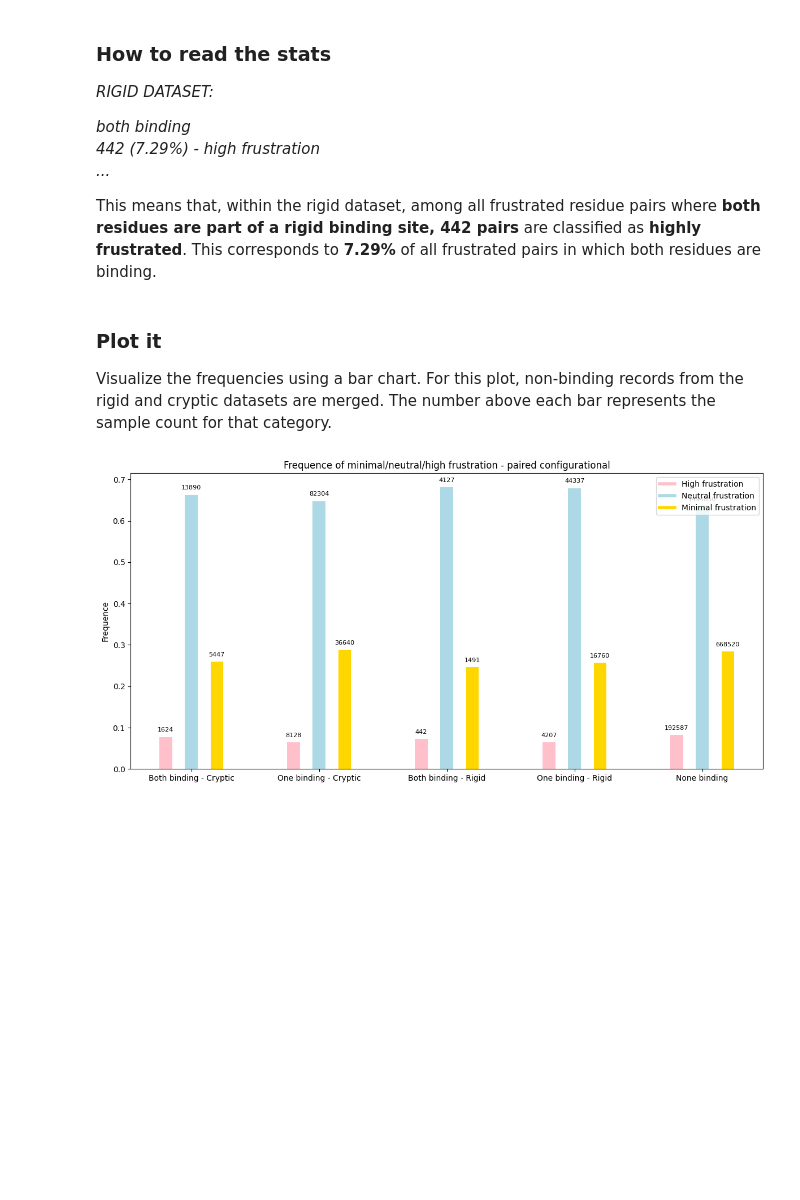
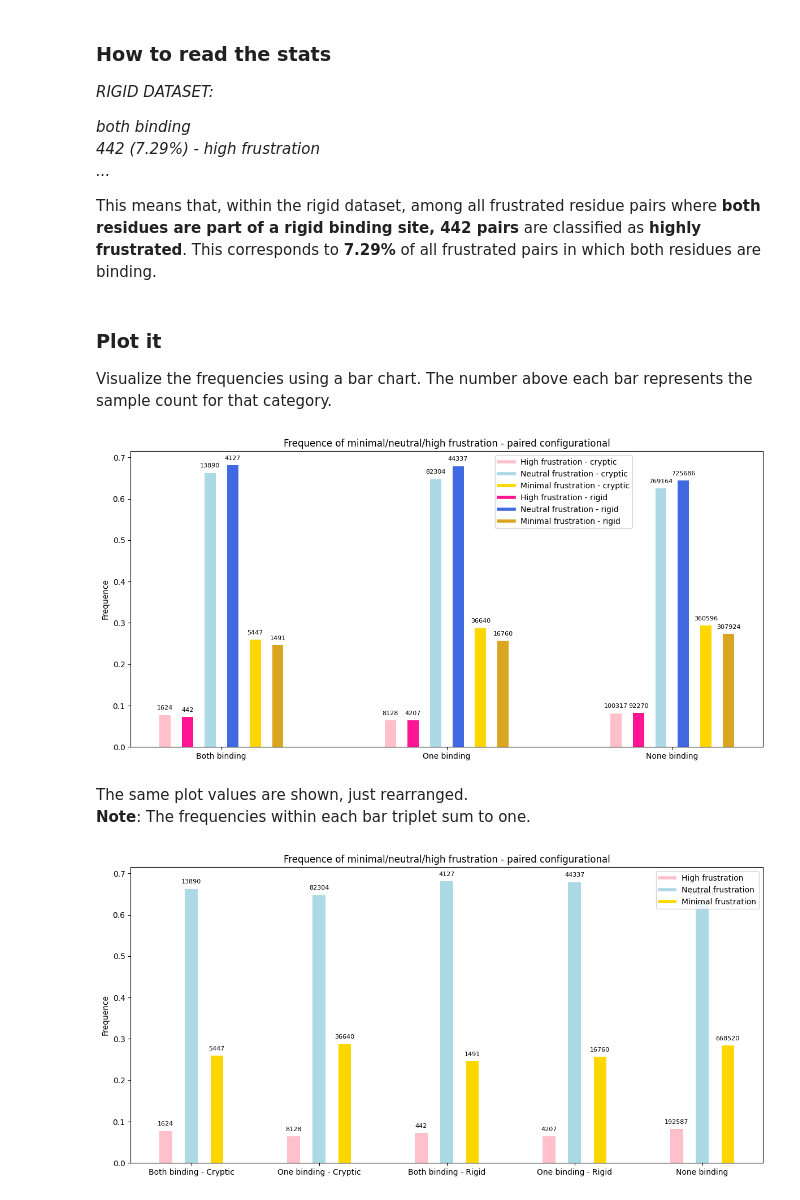
Before and after one commit to skrhakv/pocket-movement-analysis, a Jupyter notebook: src/feature-analysis/frustration/configurational-analysis.ipynb, the cells around one changed output. Saved outputs shown, nothing was run; the diff lists cells and outputs as text; code cells hidden in the pictures; blank space fills up the shorter version.

Commit message:
rearrange plot bars

```diff
--- a/src/feature-analysis/frustration/configurational-analysis.ipynb
+++ b/src/feature-analysis/frustration/configurational-analysis.ipynb
@@ -305,5 +305,5 @@ non-binding
 This means that, within the rigid dataset, among all frustrated residue pairs where **both residues are part of a rigid binding site, 442 pairs** are classified as **highly frustrated**. This corresponds to **7.29%** of all frustrated pairs in which both residues are binding.
 # %% [markdown]
 ### Plot it
-Visualize the frequencies using a bar chart. For this plot, non-binding records from the rigid and cryptic datasets are merged. The number above each bar represents the sample count for that category.
+Visualize the frequencies using a bar chart. The number above each bar represents the sample count for that category.
 # %%
@@ -353,2 +394,16 @@ def print_paired_frequence(data, labels, title):
+# %%
+colors = [['pink', 'lightblue', "gold"], ['deeppink', 'royalblue', 'goldenrod']]
+legend_labels = [['High frustration - cryptic', 'Neutral frustration - cryptic', 'Minimal frustration - cryptic'],
+                ['High frustration - rigid', 'Neutral frustration - rigid', 'Minimal frustration - rigid']]
+
+xlabels = ['Both binding', 'One binding', 'None binding']
+print_rearranged_paired_frequence([[both_binding_values_cryptic, both_binding_values_rigid], [one_binding_values_cryptic,
+             one_binding_values_rigid], [none_binding_values_cryptic, none_binding_values_rigid]], labels=xlabels,
+             title='Frequence of minimal/neutral/high frustration - paired configurational')
+# %% [output]
+[figure, added]
+# %% [markdown]
+The same plot values are shown, just rearranged.
+**Note**: The frequencies within each bar triplet sum to one.
 # %%
 none_binding_values = none_binding_values_cryptic + none_binding_values_rigid
```
Also changed, not shown: parts of 2 cells of this notebook.
